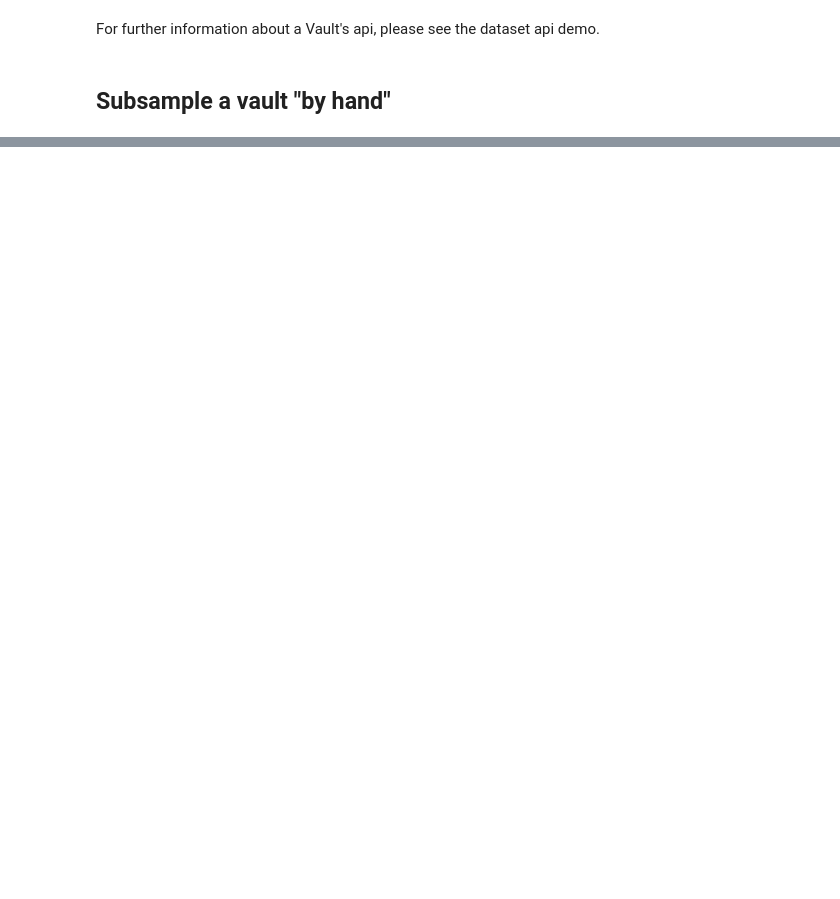
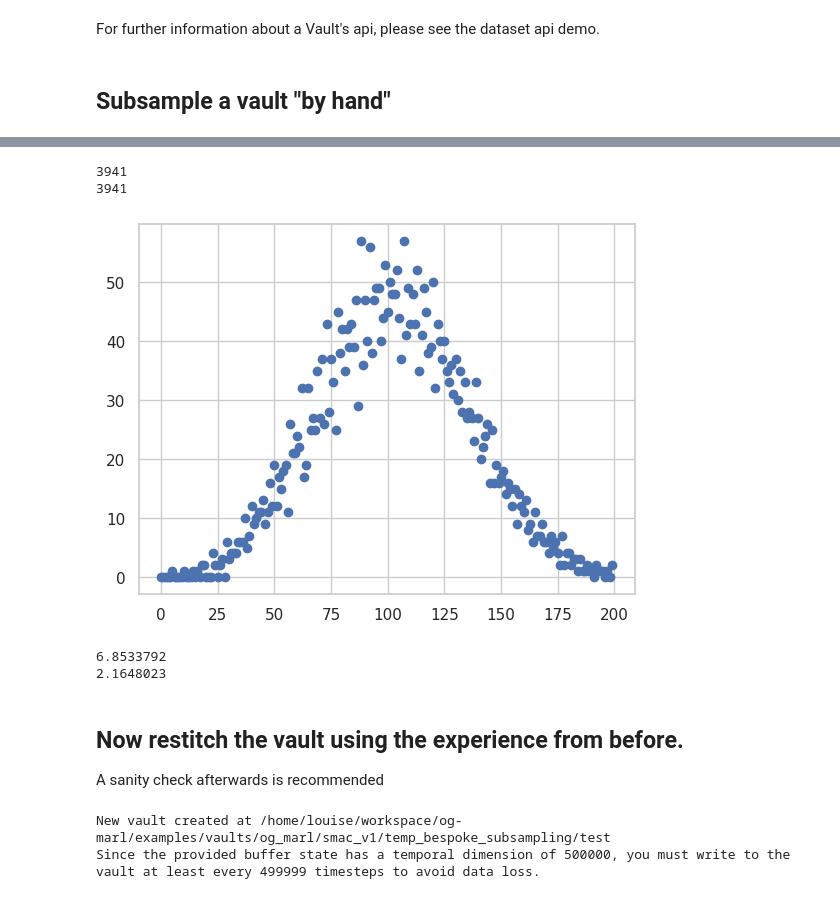
Before and after one commit to instadeepai/og-marl, a Jupyter notebook: examples/manual_dataset_subsampling_demo.ipynb, the cells around one changed output, grey strips where cells are left out. Cells and saved outputs as stored; diff of their text form; code cells hidden in the pictures; blank space fills up the shorter version.

```diff
--- a/examples/manual_dataset_subsampling_demo.ipynb
+++ b/examples/manual_dataset_subsampling_demo.ipynb
@@ -48,0 +113,6 @@ plt.show()
+# %%
+# from each bin, select indexes to slice the return_start_end info block
+target_sample_idxes = episode_idxes_sampled_from_pdf(norm_pdf_vals,bar_heights)
+
+# do the selection according to the indices you just sampled
+target_return_start_end = sorted_return_start_end[np.array(target_sample_idxes).astype(int),:]
@@ -48,0 +137,28 @@ plt.show()
+# %%
+# visualise the subsampled distribution
+bar_labels_t, bar_heights_t, padded_heights_t, bin_edges_t, bin_numbers_t = bin_processed_data(target_return_start_end, n_bins=200)
+bins_t = range(len(padded_heights_t))
+plt.scatter(bins_t,padded_heights_t)
+plt.show()
+
+# further print the mean and stddev of episode returns of the subsampled distribution
+print(np.mean(target_return_start_end[:,0]))
+print(np.std(target_return_start_end[:,0]))
+# %% [output]
+3941
+3941
+[figure, added]
+6.8533792
+2.1648023
+# %% [markdown]
+## Now restitch the vault using the experience from before.
+A sanity check afterwards is recommended
+# %%
+dest_vault_name = 'temp_bespoke_subsampling'
+
+stitch_vault_from_sampled_episodes_(offline_data,target_return_start_end,dest_vault_name,rel_dir=vault_rel_dir,vault_uid='test')
+
+info = full_analysis(dest_vault_name,rel_dir=vault_rel_dir)
+# %% [output]
+New vault created at /home/louise/workspace/og-marl/examples/vaults/og_marl/smac_v1/temp_bespoke_subsampling/test
+Since the provided buffer state has a temporal dimension of 500000, you must write to the vault at least every 499999 timesteps to avoid data loss.
```
Also changed, not shown: parts of 13 cells of this notebook, 1 other file.
